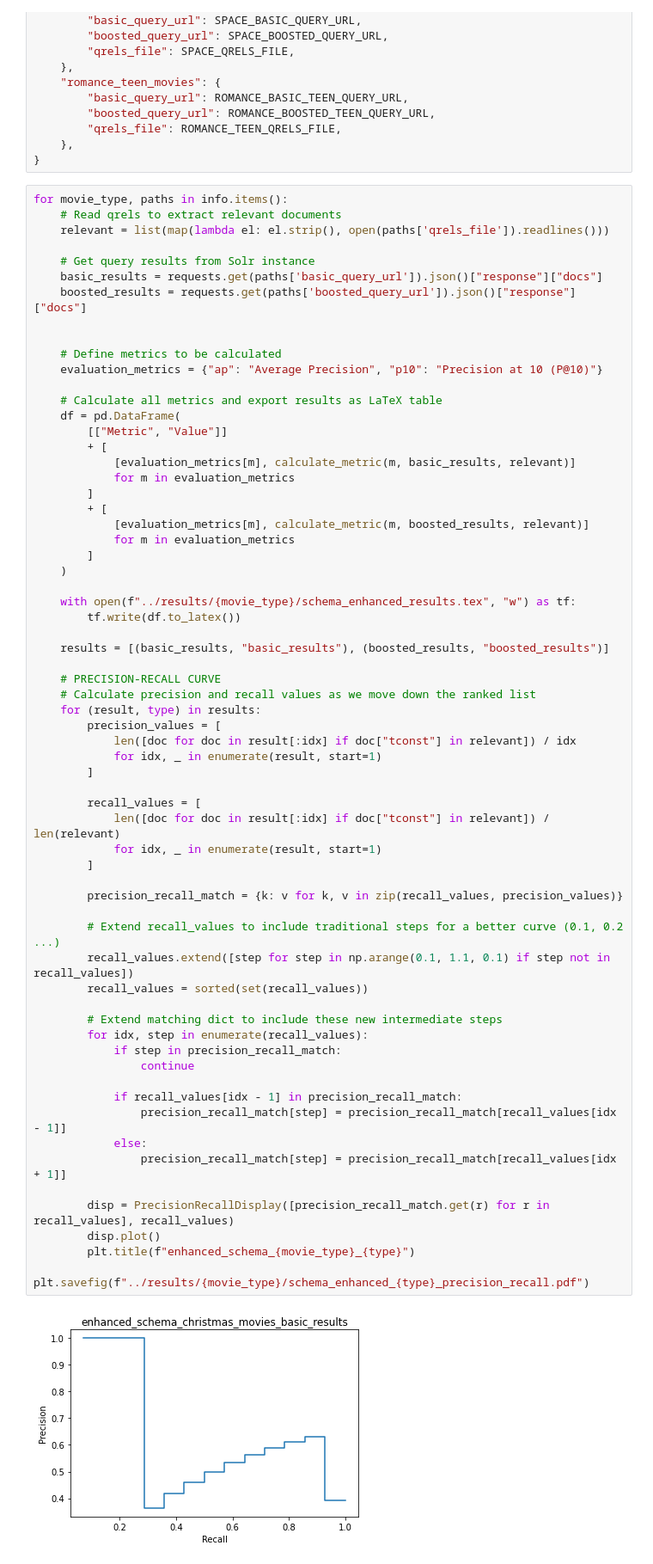
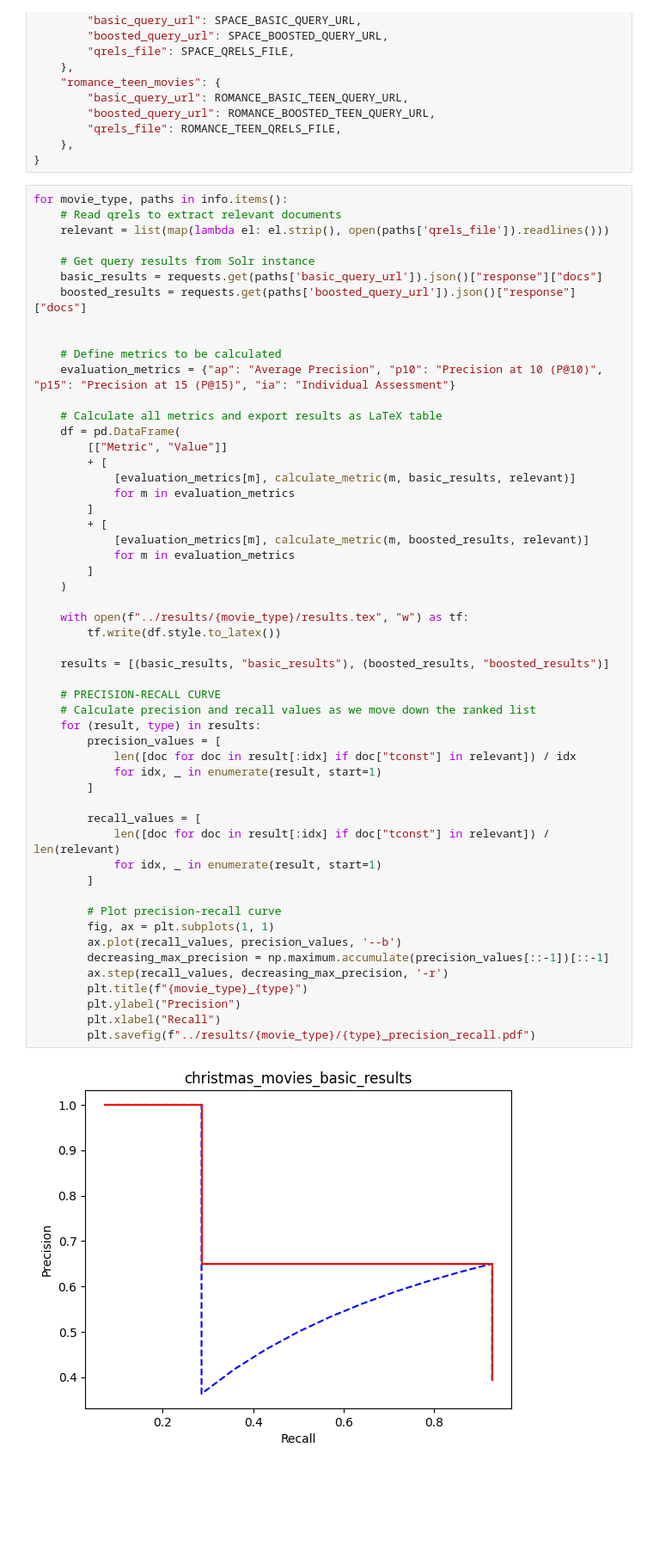
Before and after one commit to margaridav27/feup-pri, a Jupyter notebook: milestone2/notebooks/evaluation.ipynb, the cells around one changed output. Shown at 86% size. Saved outputs shown, nothing was run; the diff lists cells and outputs as text; blank space fills up the shorter version.

Commit message:
New results

```diff
--- a/milestone2/notebooks/evaluation.ipynb
+++ b/milestone2/notebooks/evaluation.ipynb
@@ -71,58 +74,47 @@ for movie_type, paths in info.items():
 
 
     # Define metrics to be calculated
-    evaluation_metrics = {"ap": "Average Precision", "p10": "Precision at 10 (P@10)"}
+    evaluation_metrics = {"ap": "Average Precision", "p10": "Precision at 10 (P@10)", "p15": "Precision at 15 (P@15)", "ia": "Individual Assessment"}
 
     # Calculate all metrics and export results as LaTeX table
     df = pd.DataFrame(
         [["Metric", "Value"]]
         + [
             [evaluation_metrics[m], calculate_metric(m, basic_results, relevant)]
             for m in evaluation_metrics
         ]
         + [
             [evaluation_metrics[m], calculate_metric(m, boosted_results, relevant)]
             for m in evaluation_metrics
         ]
     )
 
-    with open(f"../results/{movie_type}/schema_enhanced_results.tex", "w") as tf:
-        tf.write(df.to_latex())
+    with open(f"../results/{movie_type}/results.tex", "w") as tf:
+        tf.write(df.style.to_latex())
 
     results = [(basic_results, "basic_results"), (boosted_results, "boosted_results")]
 
     # PRECISION-RECALL CURVE
     # Calculate precision and recall values as we move down the ranked list
     for (result, type) in results:
         precision_values = [
             len([doc for doc in result[:idx] if doc["tconst"] in relevant]) / idx
             for idx, _ in enumerate(result, start=1)
         ]
 
         recall_values = [
             len([doc for doc in result[:idx] if doc["tconst"] in relevant]) / len(relevant)
             for idx, _ in enumerate(result, start=1)
         ]
 
-        precision_recall_match = {k: v for k, v in zip(recall_values, precision_values)}
-
-        # Extend recall_values to include traditional steps for a better curve (0.1, 0.2 ...)
-        recall_values.extend([step for step in np.arange(0.1, 1.1, 0.1) if step not in recall_values])
-        recall_values = sorted(set(recall_values))
-
-        # Extend matching dict to include these new intermediate steps
-        for idx, step in enumerate(recall_values):
-            if step in precision_recall_match:
-                continue
-
-            if recall_values[idx - 1] in precision_recall_match:
-                precision_recall_match[step] = precision_recall_match[recall_values[idx - 1]]
-            else:
-                precision_recall_match[step] = precision_recall_match[recall_values[idx + 1]]
-
-        disp = PrecisionRecallDisplay([precision_recall_match.get(r) for r in recall_values], recall_values)
-        disp.plot()
-        plt.title(f"enhanced_schema_{movie_type}_{type}")
-        plt.savefig(f"../results/{movie_type}/schema_enhanced_{type}_precision_recall.pdf")
+        # Plot precision-recall curve
+        fig, ax = plt.subplots(1, 1)
+        ax.plot(recall_values, precision_values, '--b')
+        decreasing_max_precision = np.maximum.accumulate(precision_values[::-1])[::-1]
+        ax.step(recall_values, decreasing_max_precision, '-r')
+        plt.title(f"{movie_type}_{type}")
+        plt.ylabel("Precision")
+        plt.xlabel("Recall")
+        plt.savefig(f"../results/{movie_type}/{type}_precision_recall.pdf")
 # %% [output]
-[figure, old version]
+[figure, new version]
```
Also changed, not shown: parts of 2 cells of this notebook, 23 other files.
